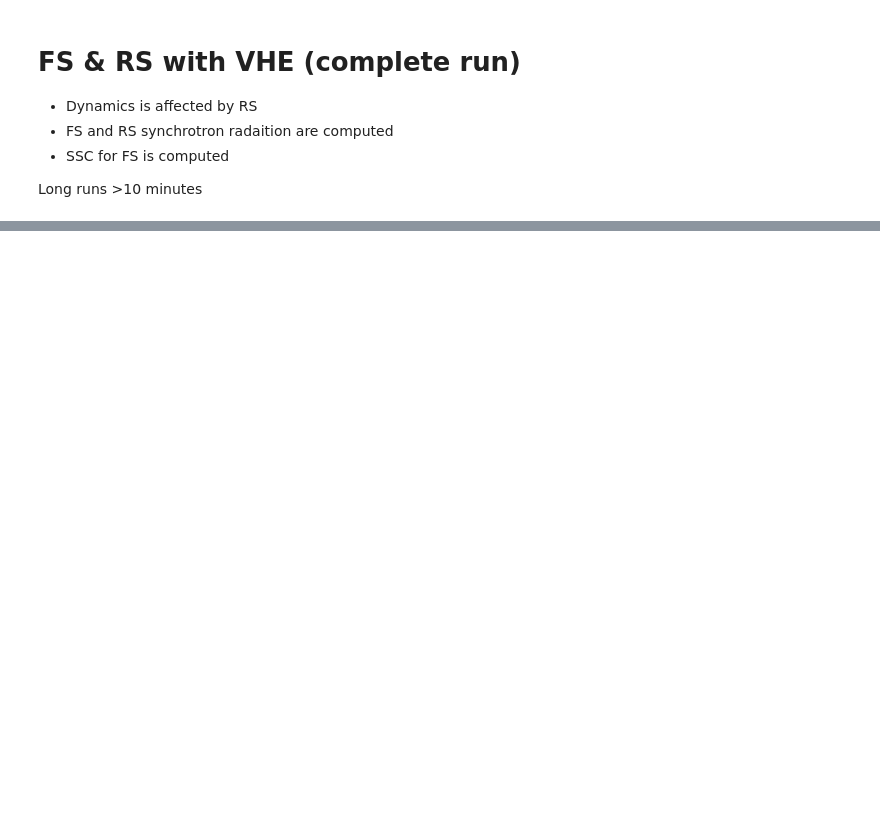
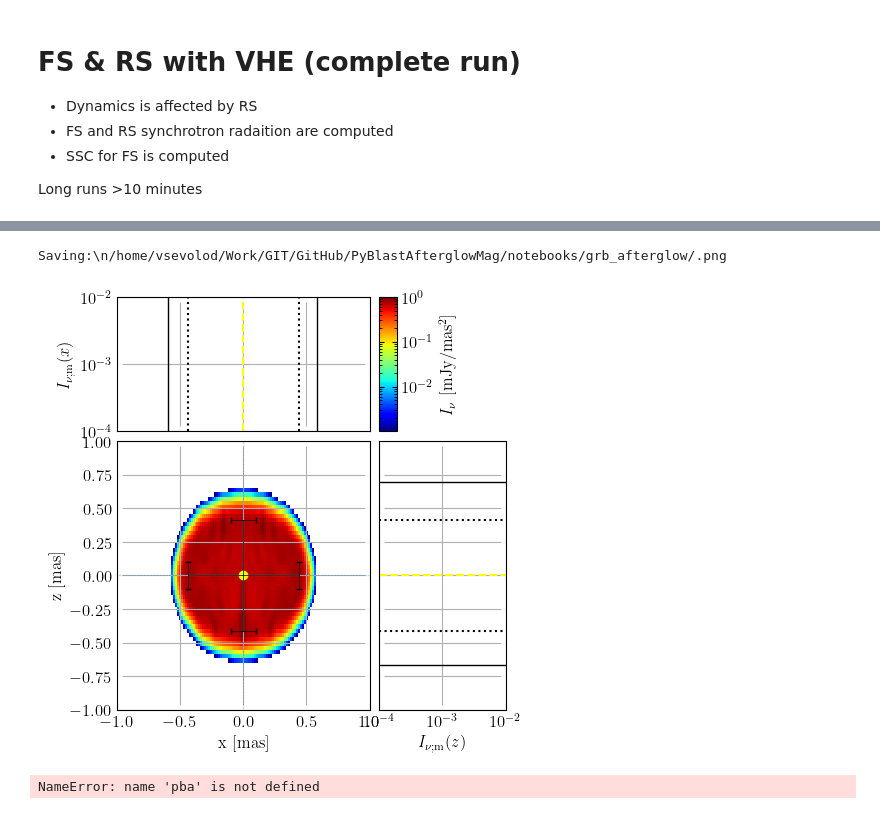
Before and after one commit to vsevolodnedora/PyBlastAfterglowMag, a Jupyter notebook: notebooks/grb_afterglow/tophat_jet.ipynb, the cells around one changed output, grey strips where cells are left out. Saved outputs shown, nothing was run; the diff lists cells and outputs as text; code cells hidden in the pictures; blank space fills up the shorter version.

Commit message:
[NOTEBOOK]

```diff
--- a/notebooks/grb_afterglow/tophat_jet.ipynb
+++ b/notebooks/grb_afterglow/tophat_jet.ipynb
@@ -217,0 +431,62 @@ plot_spectra(ejecta=pba_run_fsrs_ssc.GRB,ejecta_def=pba_run.GRB,times=(4e3, 1e5,
+# %%
+config = {
+        "gridspec": {
+            "width_ratios": (4, 2), "height_ratios": (2, 4),
+            "left": 0.14, "right": 0.95, "bottom": 0.1, "top": 0.96, "wspace": 0.05, "hspace": 0.05
+        },
+        "figname": "out", "paperpath": os.getcwd()+'/', "figfpath": os.getcwd()+'/', "save_pdf": False, "save_figs": True,
+        "show_figs": True,
+        "grid": False,
+        "figsize": (4.8, 4.8),
+        "type":"hist",
+        "cm": {"color": 'yellow', "marker": "o"},
+        "ysize": {"capsize": 2, "color": "black", "lw": 0.5},
+        "xsize": {"capsize": 2, "color": "black", "lw": 0.5},
+        "pcolormesh": {"cmap": 'jet', "set_under": 'white', "set_over": None, "set_rasterized": True,
+                       "norm": ("log", "0.001max", "1max"), "facecolor": None, "alpha": 1.0, "isnan": np.nan},
+        "xlim": (-1., 1.0), "ylim": (-1.0, 1.0),
+        "title": {"title": "time_fluxratio"},  # "time_fluxratio"
+        "cbar_title": r'$I_{\nu}^{\rm w}/I_{\nu}^{\rm w/o}$',
+        "xlabel": "x [mas]", "ylabel": "z [mas]",
+        "histx_backgound_color": "white",
+        "histy_backgound_color": "white",
+        "plot_grids":True,
+        "histx_lim":(1e-4,1e-2),
+        "histy_lim":(1e-4,1e-2)
+    }
+time= 500.*cgs.day
+freq= 1.e9
+pba.skymap_plotting_tools.full_plot_skymap_with_hists(
+    skymap=pba_run_fsrs_ssc_skymap.GRB.get_skymap(time=time, freq=freq), conf=config)
+# %% [output]
+Saving:\n/home/vsevolod/Work/GIT/GitHub/PyBlastAfterglowMag/notebooks/grb_afterglow/.png
+[figure, added]
+# %%
+def plot_skymap_prop_evoluton(ejecta:pba.Ejecta, freq:float):
+    times = ejecta.get_skymap_times()
+    skymaps = [ejecta.get_skymap(time=t, freq=freq) for t in times]
+    xcs = [skymap.xc for skymap in skymaps]
+    delta_x = [abs(skymap.x2-skymap.x1) for skymap in skymaps]
+    fluxes = [skymap.flux for skymap in skymaps]
+
+    fig,axes = plt.subplots(ncols=1,nrows=3,sharex='all',layout='constrained',figsize=(6,6))
+
+    axes[0].plot(times/cgs.day, xcs, color='black', ls='-')
+    axes[0].set_ylabel("x_c [mas]")
+    axes[0].set_ylim(-2,2)
+
+    axes[1].plot(times/cgs.day, delta_x, color='black', ls='-')
+    axes[1].set_ylabel("delta_x [mas]")
+
+    axes[2].plot(times/cgs.day, fluxes, color='black', ls='-')
+    axes[2].set_ylabel("Fnu [mJy]")
+    axes[2].set_yscale("log")
+
+    for ax in axes:
+        ax.set_xscale('log')
+        ax.grid(ls=':')
+    axes[-1].set_xlabel('time [day]')
+plot_skymap_prop_evoluton(ejecta=pba_run_fsrs_ssc_skymap.GRB,
+                          freq=1e9)
+# %% [output]
+NameError: name 'pba' is not defined
```
Also changed, not shown: parts of 14 cells of this notebook.
